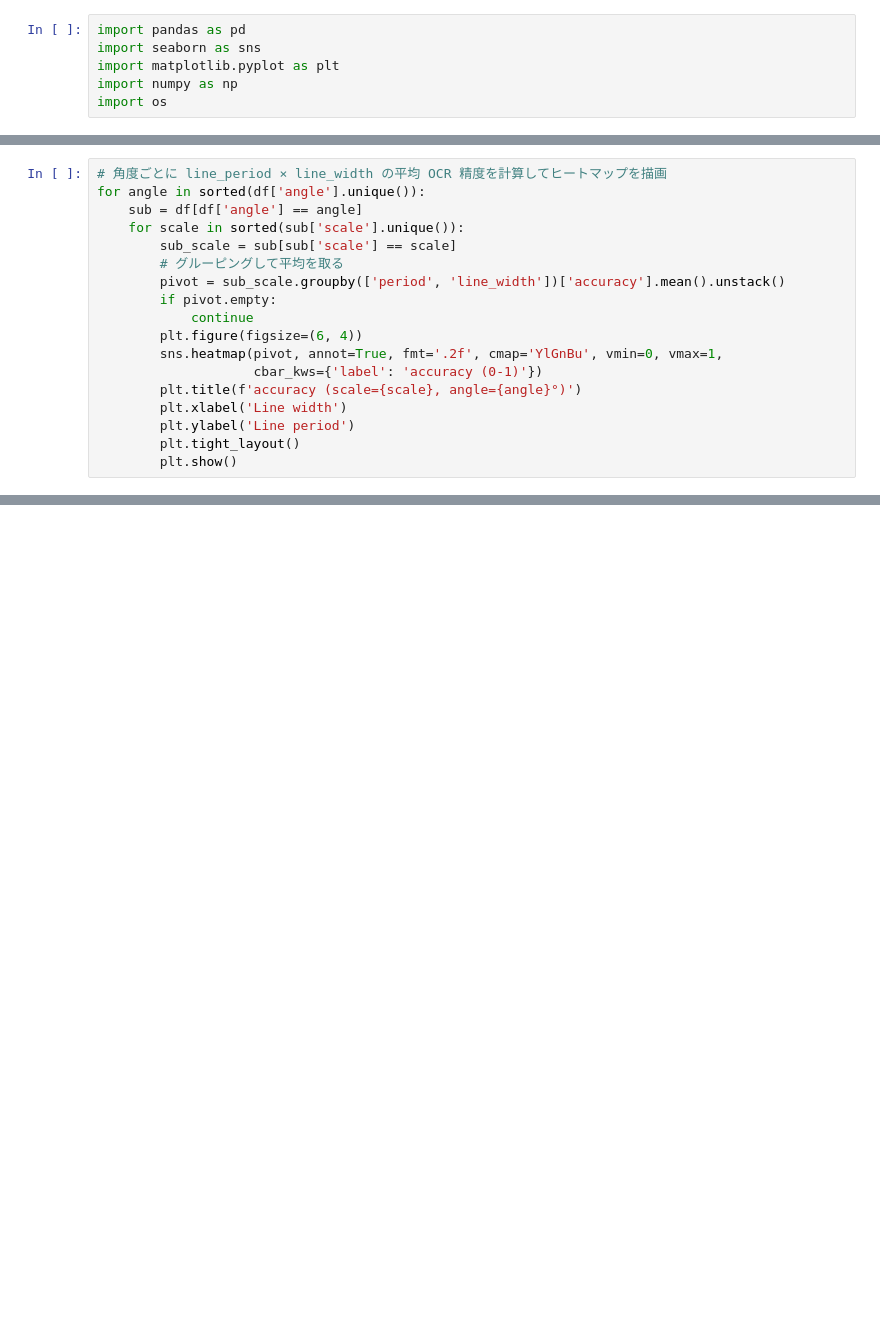
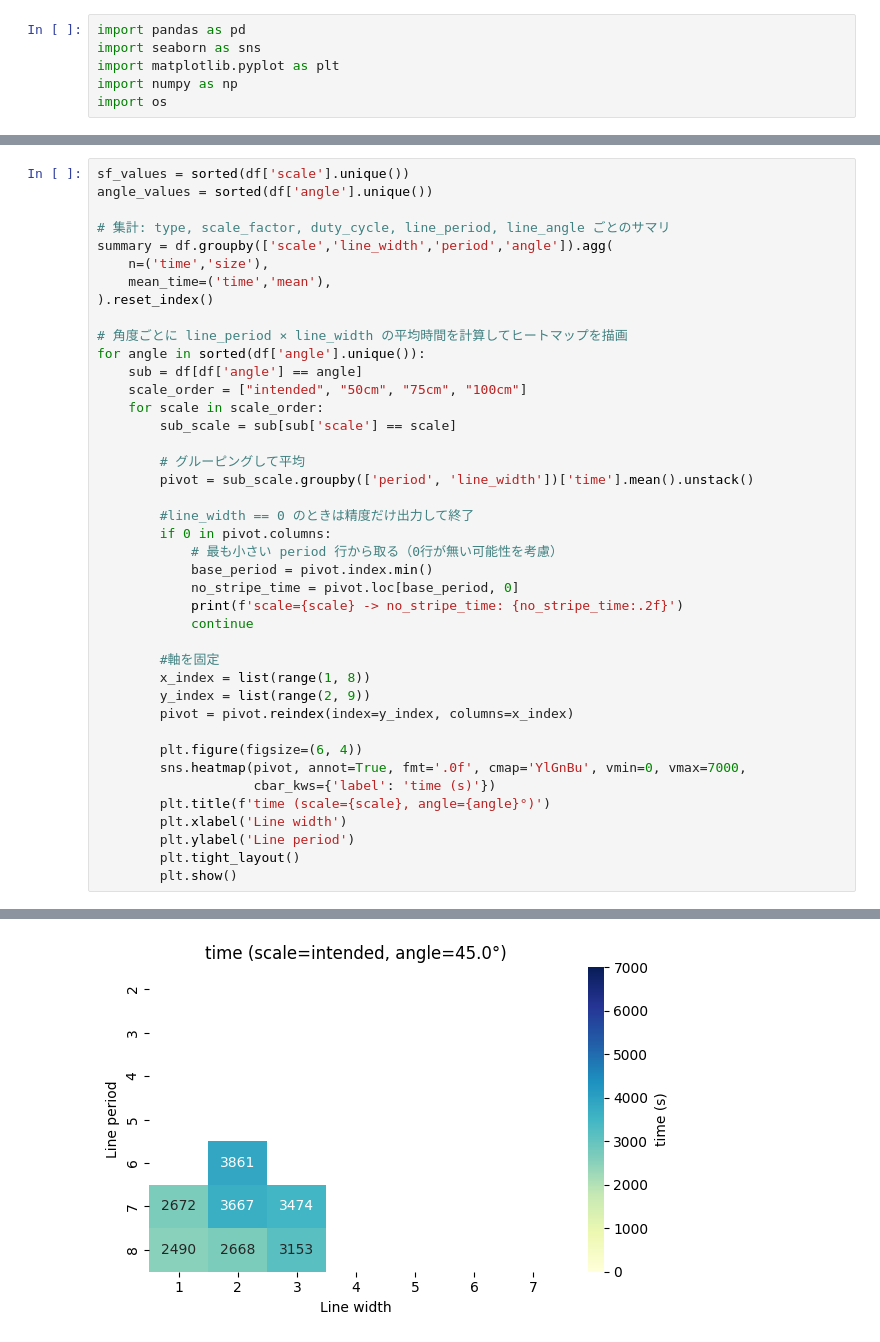
Before and after one commit to yamashitaryoya/Stripe_experiment, a Jupyter notebook: ex_1/analyze.ipynb, the cells around one changed output, grey strips where cells are left out. Cells and saved outputs as stored; diff of their text form; blank space fills up the shorter version.

```diff
--- a/ex_1/analyze.ipynb
+++ b/ex_1/analyze.ipynb
@@ -62,18 +94,0 @@ display(summary)
-# %%
-# 角度ごとに line_period × line_width の平均 OCR 精度を計算してヒートマップを描画
-for angle in sorted(df['angle'].unique()):
-    sub = df[df['angle'] == angle]
-    for scale in sorted(sub['scale'].unique()):
-        sub_scale = sub[sub['scale'] == scale]
-        # グルーピングして平均を取る
-        pivot = sub_scale.groupby(['period', 'line_width'])['accuracy'].mean().unstack()
-        if pivot.empty:
-            continue
-        plt.figure(figsize=(6, 4))
-        sns.heatmap(pivot, annot=True, fmt='.2f', cmap='YlGnBu', vmin=0, vmax=1,
-                    cbar_kws={'label': 'accuracy (0-1)'})
-        plt.title(f'accuracy (scale={scale}, angle={angle}°)')
-        plt.xlabel('Line width')
-        plt.ylabel('Line period')
-        plt.tight_layout()
-        plt.show()
@@ -93,0 +95,42 @@ for angle in sorted(df['angle'].unique()):
+# %%
+sf_values = sorted(df['scale'].unique())
+angle_values = sorted(df['angle'].unique())
+
+# 集計: type, scale_factor, duty_cycle, line_period, line_angle ごとのサマリ
+summary = df.groupby(['scale','line_width','period','angle']).agg(
+    n=('time','size'),
+    mean_time=('time','mean'),
+).reset_index()
+
+# 角度ごとに line_period × line_width の平均時間を計算してヒートマップを描画
+for angle in sorted(df['angle'].unique()):
+    sub = df[df['angle'] == angle]
+    scale_order = ["intended", "50cm", "75cm", "100cm"]
+    for scale in scale_order:
+        sub_scale = sub[sub['scale'] == scale]
+
+        # グルーピングして平均
+        pivot = sub_scale.groupby(['period', 'line_width'])['time'].mean().unstack()
+
+        #line_width == 0 のときは精度だけ出力して終了
+        if 0 in pivot.columns:
+            # 最も小さい period 行から取る（0行が無い可能性を考慮）
+            base_period = pivot.index.min()
+            no_stripe_time = pivot.loc[base_period, 0]
+            print(f'scale={scale} -> no_stripe_time: {no_stripe_time:.2f}')
+            continue
+
+        #軸を固定
+        x_index = list(range(1, 8))
+        y_index = list(range(2, 9))
+        pivot = pivot.reindex(index=y_index, columns=x_index)
+
+        plt.figure(figsize=(6, 4))
+        sns.heatmap(pivot, annot=True, fmt='.0f', cmap='YlGnBu', vmin=0, vmax=7000,
+                    cbar_kws={'label': 'time (s)'})
+        plt.title(f'time (scale={scale}, angle={angle}°)')
+        plt.xlabel('Line width')
+        plt.ylabel('Line period')
+        plt.tight_layout()
+        plt.show()
+# %% [output]
@@ -93,0 +141 @@ for angle in sorted(df['angle'].unique()):
+[figure, added]
```
Also changed, not shown: parts of 4 cells of this notebook, 11 other files.
